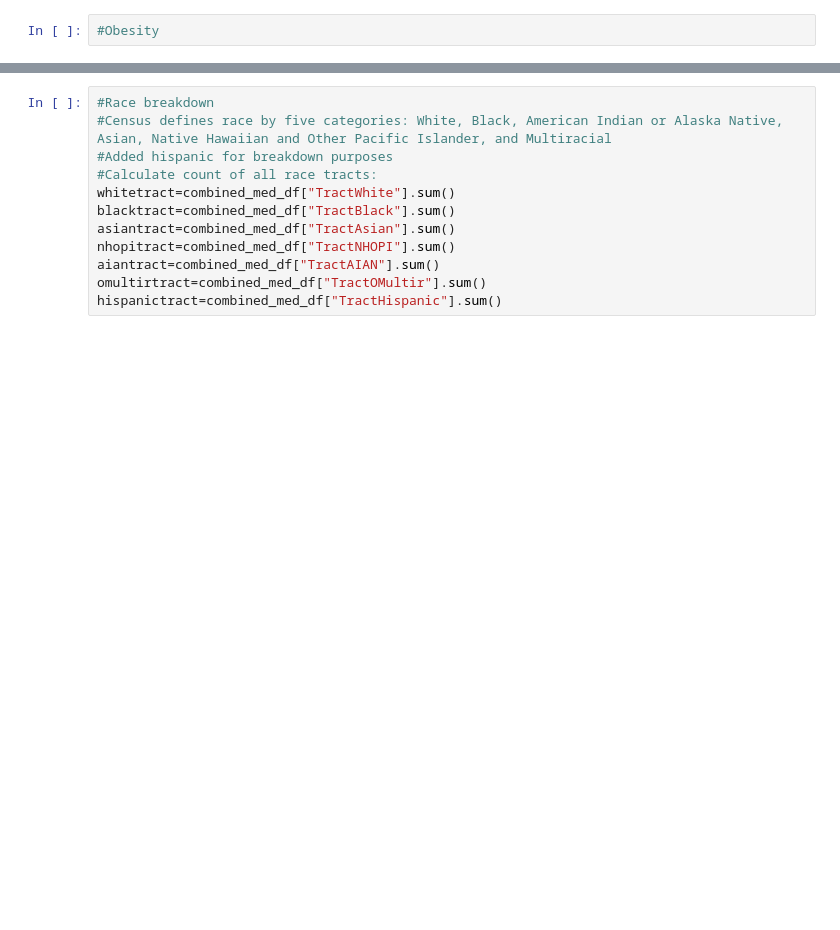
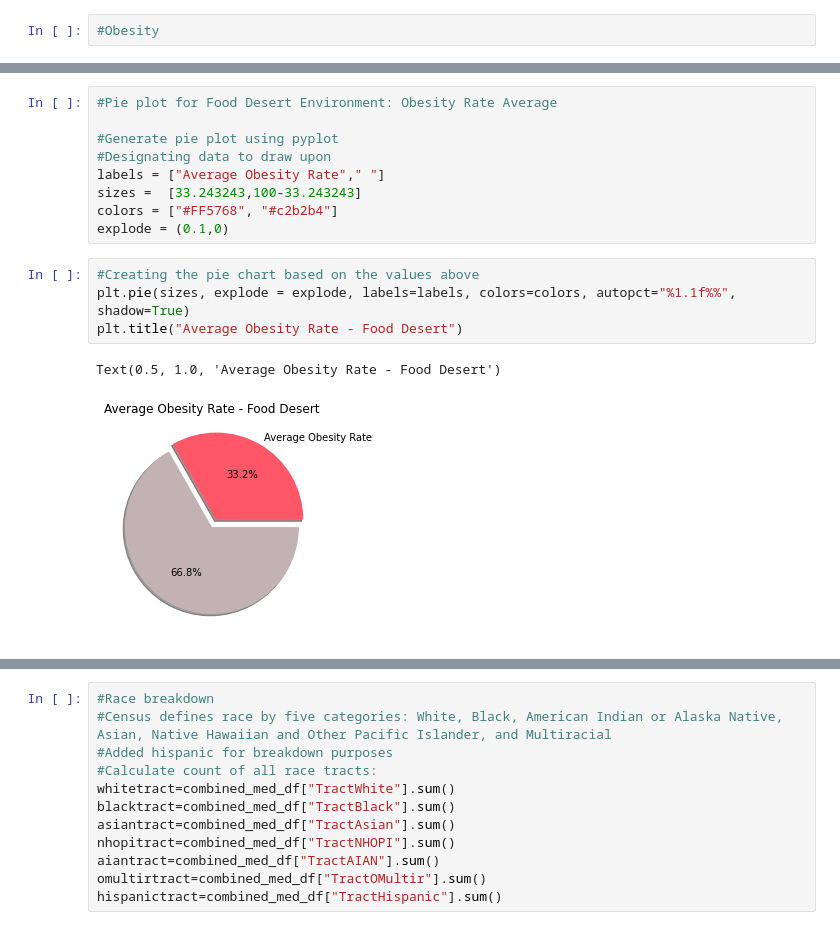
Before and after one commit to Ssimoes48/Food-Deserts-Analysis, a Jupyter notebook: Pie_Plots_2.ipynb, the cells around one changed output, grey strips where cells are left out. Cells and saved outputs as stored; diff of their text form; blank space fills up the shorter version.

Commit message:
added percent avg obesity

```diff
--- a/Pie_Plots_2.ipynb
+++ b/Pie_Plots_2.ipynb
@@ -246,0 +264,16 @@ Text(0.5, 1.0, 'Percent of Medicare Enrollment Diabetic - Non Food Desert')
+# %%
+#Pie plot for Food Desert Environment: Obesity Rate Average
+
+#Generate pie plot using pyplot
+#Designating data to draw upon
+labels = ["Average Obesity Rate"," "]
+sizes =  [33.243243,100-33.243243]
+colors = ["#FF5768", "#c2b2b4"]
+explode = (0.1,0)
+# %%
+#Creating the pie chart based on the values above
+plt.pie(sizes, explode = explode, labels=labels, colors=colors, autopct="%1.1f%%", shadow=True)
+plt.title("Average Obesity Rate - Food Desert")
+# %% [output]
+Text(0.5, 1.0, 'Average Obesity Rate - Food Desert')
+[figure, added]
```
Also changed, not shown: parts of 13 cells of this notebook.
